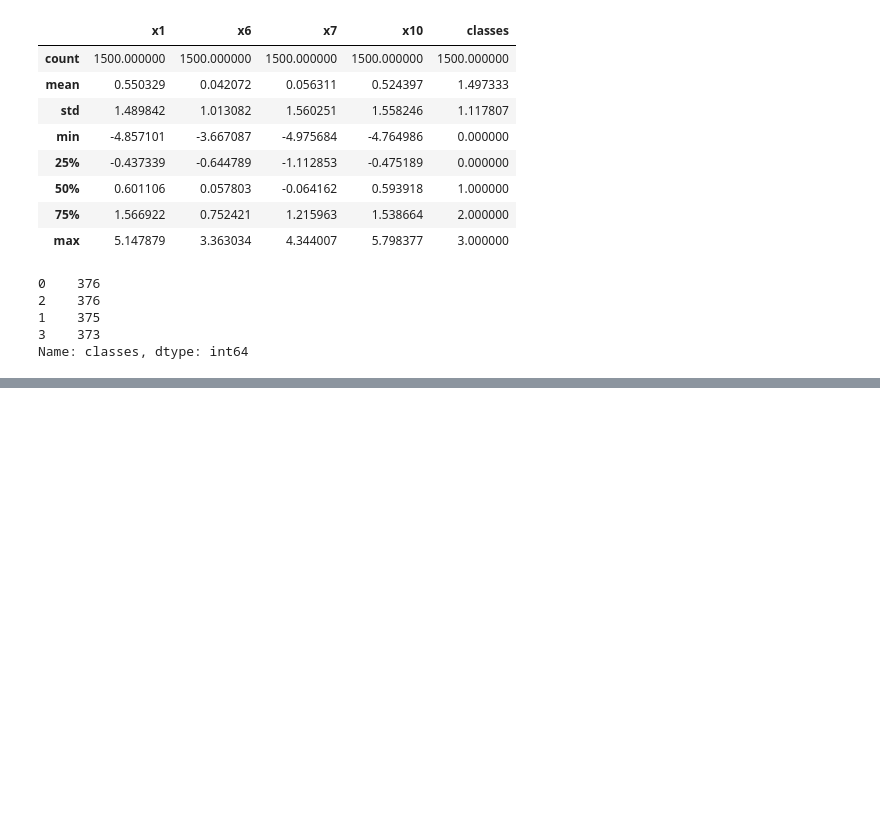
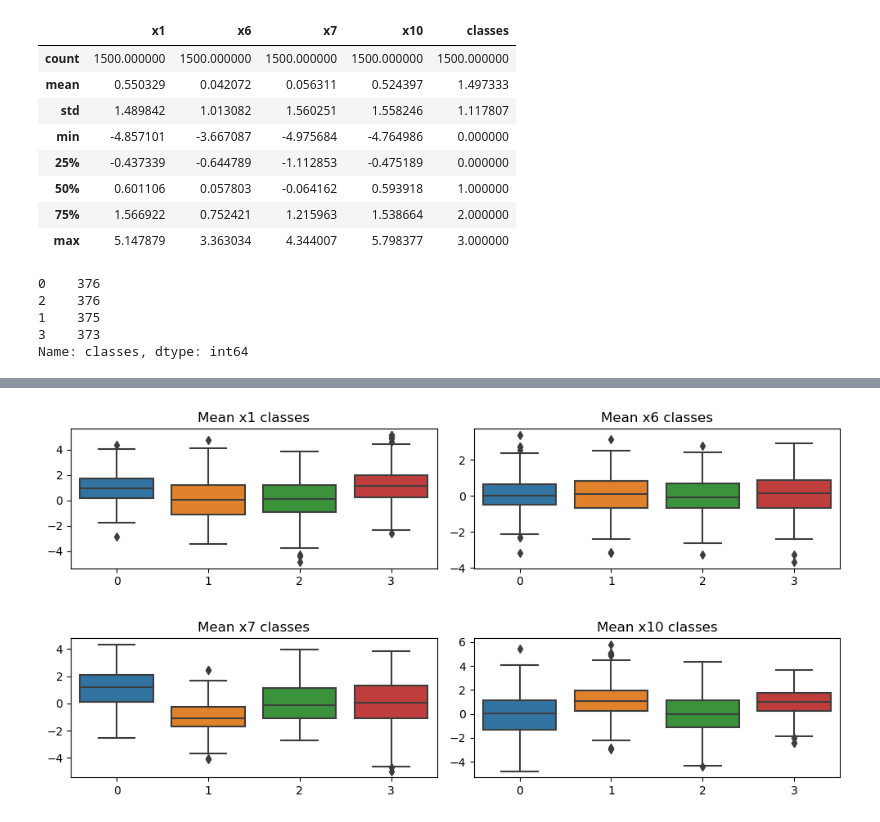
Before and after one commit to mandmit/ml2021, a Jupyter notebook: Practice1/practice1.ipynb, the cells around one changed output, grey strips where cells are left out. Saved outputs shown, nothing was run; the diff lists cells and outputs as text; code cells hidden in the pictures; blank space fills up the shorter version.

```diff
--- a/Practice1/practice1.ipynb
+++ b/Practice1/practice1.ipynb
@@ -86,0 +135,27 @@ Name: classes, dtype: int64
+# %%
+fig, axes = plt.subplots(2, 2, figsize=(10,5), dpi = 100)
+
+sns.boxplot(ax = axes[0,0], data = df, x = "classes", y = 'x1')
+axes[0,0].set_xlabel(None)
+axes[0,0].set_ylabel(None)
+axes[0,0].set_title("Mean x1 classes")
+
+sns.boxplot(ax = axes[0,1], data = df, x = "classes", y = 'x6')
+axes[0,1].set_xlabel(None)
+axes[0,1].set_ylabel(None)
+axes[0,1].set_title("Mean x6 classes")
+
+sns.boxplot(ax = axes[1,0], data = df, x = "classes", y = 'x7')
+axes[1,0].set_xlabel(None)
+axes[1,0].set_ylabel(None)
+axes[1,0].set_title("Mean x7 classes")
+
+sns.boxplot(ax = axes[1,1], data = df, x = "classes", y = 'x10')
+axes[1,1].set_xlabel(None)
+axes[1,1].set_ylabel(None)
+axes[1,1].set_title("Mean x10 classes")
+
+plt.tight_layout()
+plt.subplots_adjust(hspace=0.5)
+# %% [output]
+[figure, added]
```
Also changed, not shown: parts of 16 cells of this notebook.
